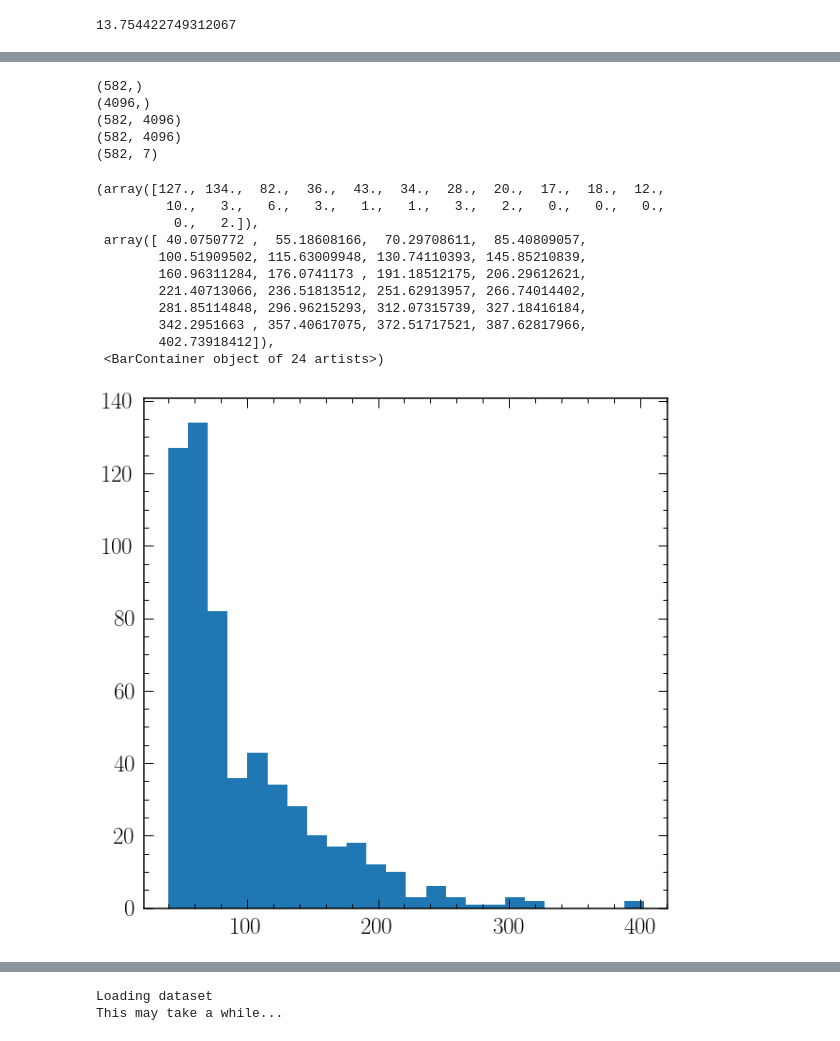
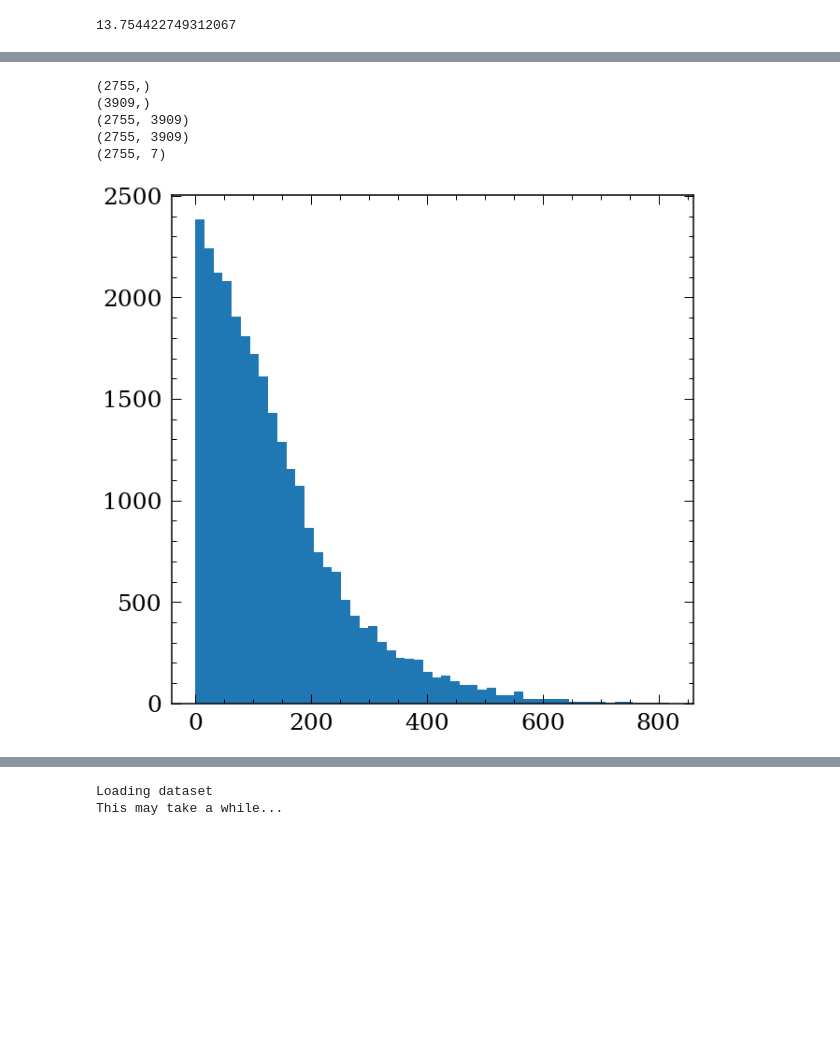
Before and after one commit to lyx12311/DataCM, a Jupyter notebook: LAMOST_ages.ipynb, the cells around one changed output, grey strips where cells are left out. Drawn from its saved outputs; the diff is of its cells as text; code cells hidden in the pictures; blank space fills up the shorter version.

Commit message:
new plots with new ages

```diff
--- a/LAMOST_ages.ipynb
+++ b/LAMOST_ages.ipynb
@@ -277,7 +379,7 @@ plt.plot(wl,flux_norm)
 # %%
 # get training labels from APOGEE
 # get the dataframe for labels
-labels=galah_apogee.loc[pd.DataFrame(spec).dropna().index]
+labels=lamost_apogee
 
 cannonage=pd.read_pickle('../SecondYear/CannonDR16.pkl')
 labels=labels.merge(cannonage[['APOGEE_ID','Age','DP','Dnu']], left_on='APOGEE_ID',right_on='APOGEE_ID',how="inner")
@@ -286,3 +388,6 @@ labels=labels.merge(cannonage[['APOGEE_ID','Age','DP','Dnu']], left_on='APOGEE_I
 labelnames=['M_H','TEFF','LOGG','MG_FE','DP','Dnu','Age']
 
 tr_label=labels[labelnames].values
+tr_ID=useablespec[:,-1]
+tr_flux=fluxs
+tr_ivar=ivars
@@ -301,10 +410,0 @@ print(tr_label.shape)
-# %%
-i=3
-wl_all=wl_all[4096*i:4096*(i+1)]
-tr_flux=tr_flux[:,4096*i:4096*(i+1)]
-tr_ivar=tr_ivar[:,4096*i:4096*(i+1)]
-# %%
-i=3
-wl_all=wl_all[:-4096]
-tr_flux=tr_flux[:,:-4096]
-tr_ivar=tr_ivar[:,:-4096]
@@ -330,5 +440,7 @@ def calc_SNR(flux, ivar):
 snrs=np.zeros(len(tr_ID))
 for i in range(len(tr_ID)):
     snrs[i]=calc_SNR(tr_flux[i,:], tr_ivar[i,:])
-plt.hist(snrs,bins=int(np.sqrt(len(tr_ID))))
+m=snrs<2000
+snrs,tr_ID,tr_flux,tr_ivar,tr_label=snrs[m],tr_ID[m],tr_flux[m,:],tr_ivar[m,:],tr_label[m,:]
+plt.hist(snrs,bins=int(np.sqrt(len(tr_ID))));
 # %% [output]
@@ -347,33 +448,25 @@ plt.hist(snrs,bins=int(np.sqrt(len(tr_ID))))
 # %%
 # get ride of low SNR stars
 snrs=np.zeros(len(tr_ID))
 for i in range(len(tr_ID)):
     snrs[i]=calc_SNR(tr_flux[i,:], tr_ivar[i,:])
-m=snrs>40
+m=snrs>300
+
+for i in range(len(tr_label[0,:])):
+    m=m&(tr_label[:,i]>-8000)
+
 tr_ID,tr_flux,tr_ivar,tr_label=tr_ID[m],tr_flux[m,:],tr_ivar[m,:],tr_label[m,:]
-
 print(tr_ID.shape)
-print(wl_all.shape)
+print(wl.shape)
 print(tr_flux.shape)
 print(tr_ivar.shape)
 print(tr_label.shape)
 
-plt.hist(snrs,bins=int(np.sqrt(len(tr_ID))))
+plt.hist(snrs,bins=int(np.sqrt(len(tr_ID))));
 # %% [output]
-(582,)
-(4096,)
-(582, 4096)
-(582, 4096)
-(582, 7)
+(2755,)
+(3909,)
+(2755, 3909)
+(2755, 3909)
+(2755, 7)
-(array([127., 134.,  82.,  36.,  43.,  34.,  28.,  20.,  17.,  18.,  12.,
-         10.,   3.,   6.,   3.,   1.,   1.,   3.,   2.,   0.,   0.,   0.,
-          0.,   2.]),
- array([ 40.0750772 ,  55.18608166,  70.29708611,  85.40809057,
-        100.51909502, 115.63009948, 130.74110393, 145.85210839,
-        160.96311284, 176.0741173 , 191.18512175, 206.29612621,
-        221.40713066, 236.51813512, 251.62913957, 266.74014402,
-        281.85114848, 296.96215293, 312.07315739, 327.18416184,
-        342.2951663 , 357.40617075, 372.51717521, 387.62817966,
-        402.73918412]),
- <BarContainer object of 24 artists>)
-[figure, old version]
+[figure, new version]
```
Also changed, not shown: parts of 100 cells of this notebook, 2 other files.
